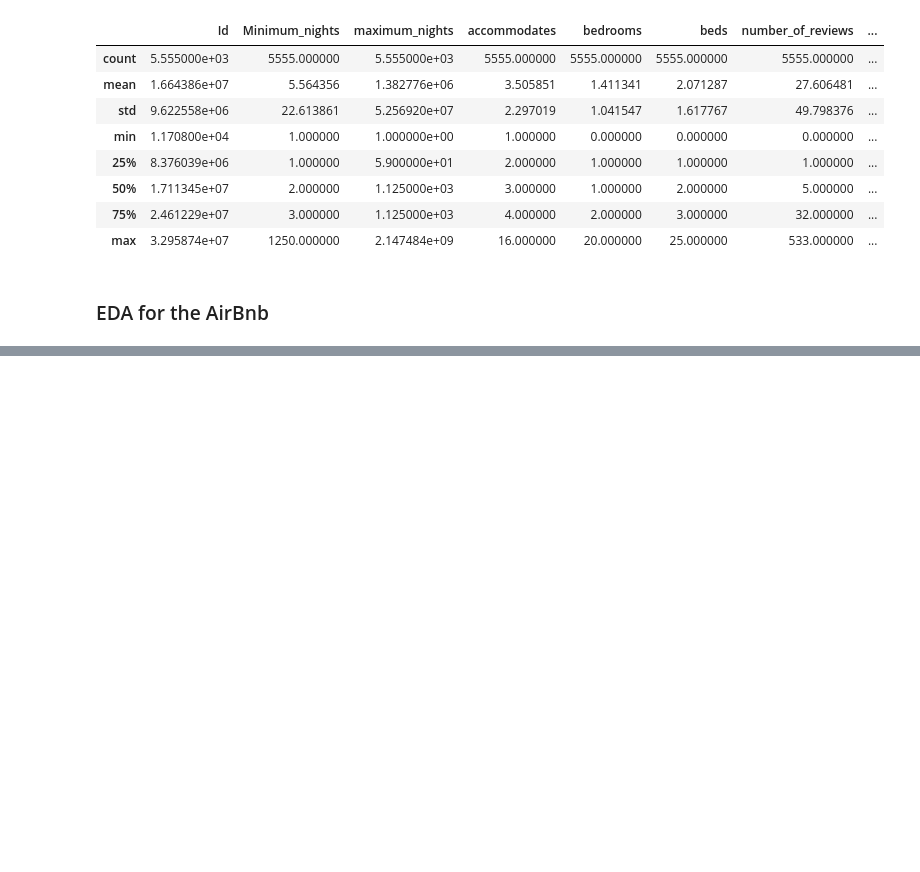
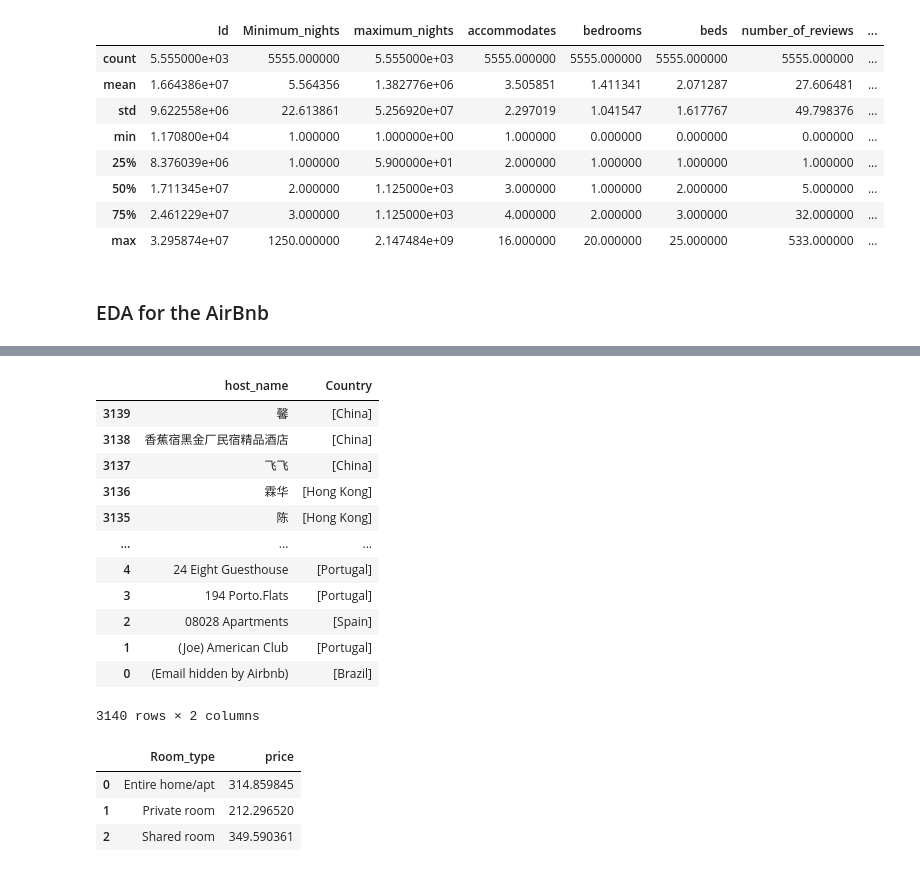
Before and after one commit to Narennrs1/Airbnb_data_analysis, a Jupyter notebook: airbnb.ipynb, the cells around one changed output, grey strips where cells are left out. Drawn from its saved outputs; the diff is of its cells as text; code cells hidden in the pictures; blank space fills up the shorter version.

```diff
--- a/airbnb.ipynb
+++ b/airbnb.ipynb
@@ -215,0 +300,18 @@ roomdf.plot.pie(y="room_type",
+# %%
+h=Airbnb1.groupby("host_name").Country.unique()
+h=h.reset_index().sort_values(by='host_name',ascending=False)
+h
+# %% [output]
+|  | host_name | Country |
+| 3139 | 馨 | [China] |
+| 3138 | 香蕉宿黑金厂民宿精品酒店 | [China] |
+| 3137 | 飞飞 | [China] |
+| 3136 | 霖华 | [Hong Kong] |
+| 3135 | 陈 | [Hong Kong] |
+| ... | ... | ... |
+| 4 | 24 Eight Guesthouse | [Portugal] |
+| 3 | 194 Porto.Flats | [Portugal] |
+| 2 | 08028 Apartments | [Spain] |
+| 1 | (Joe) American Club | [Portugal] |
+| 0 | (Email hidden by Airbnb) | [Brazil] |
+3140 rows × 2 columns
@@ -215,0 +361,8 @@ roomdf.plot.pie(y="room_type",
+# %%
+room_type_df = Airbnb1.groupby(by=["Room_type"], as_index=False)["price"].mean()
+room_type_df
+# %% [output]
+|  | Room_type | price |
+| 0 | Entire home/apt | 314.859845 |
+| 1 | Private room | 212.296520 |
+| 2 | Shared room | 349.590361 |
```
Also changed, not shown: parts of 23 cells of this notebook, 5 other files.
